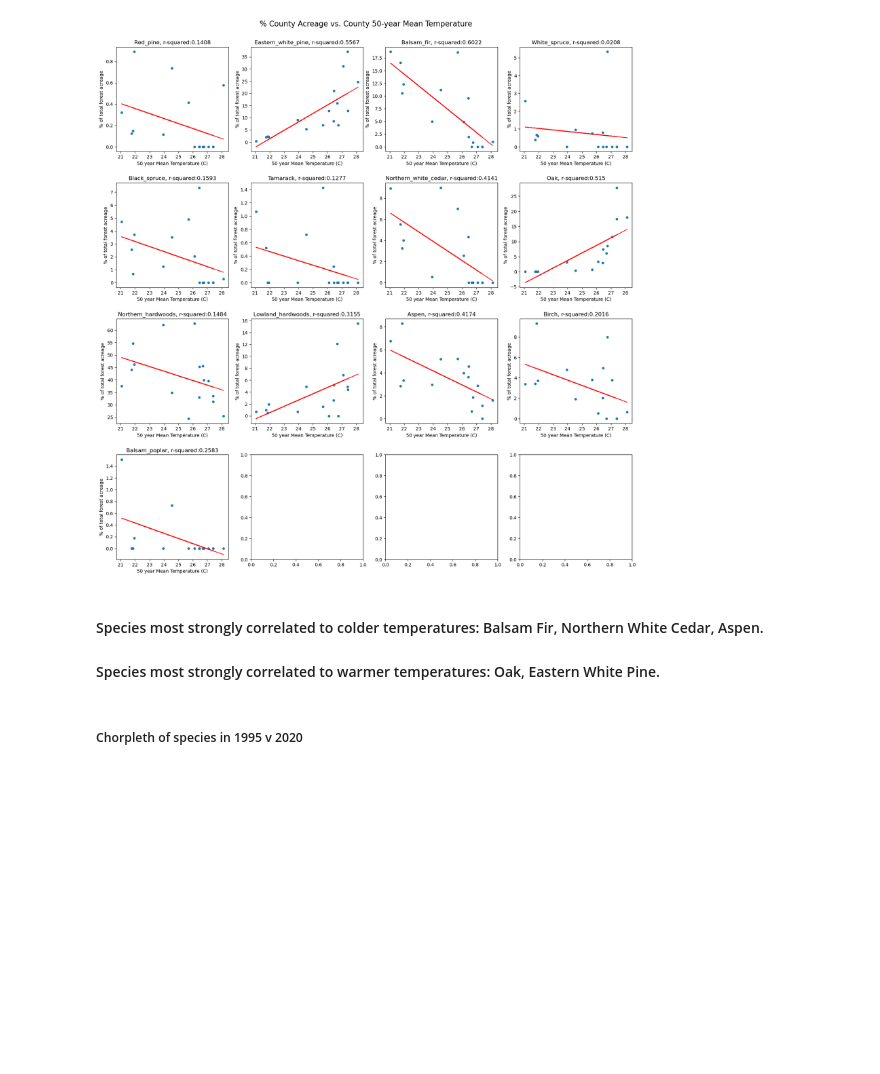
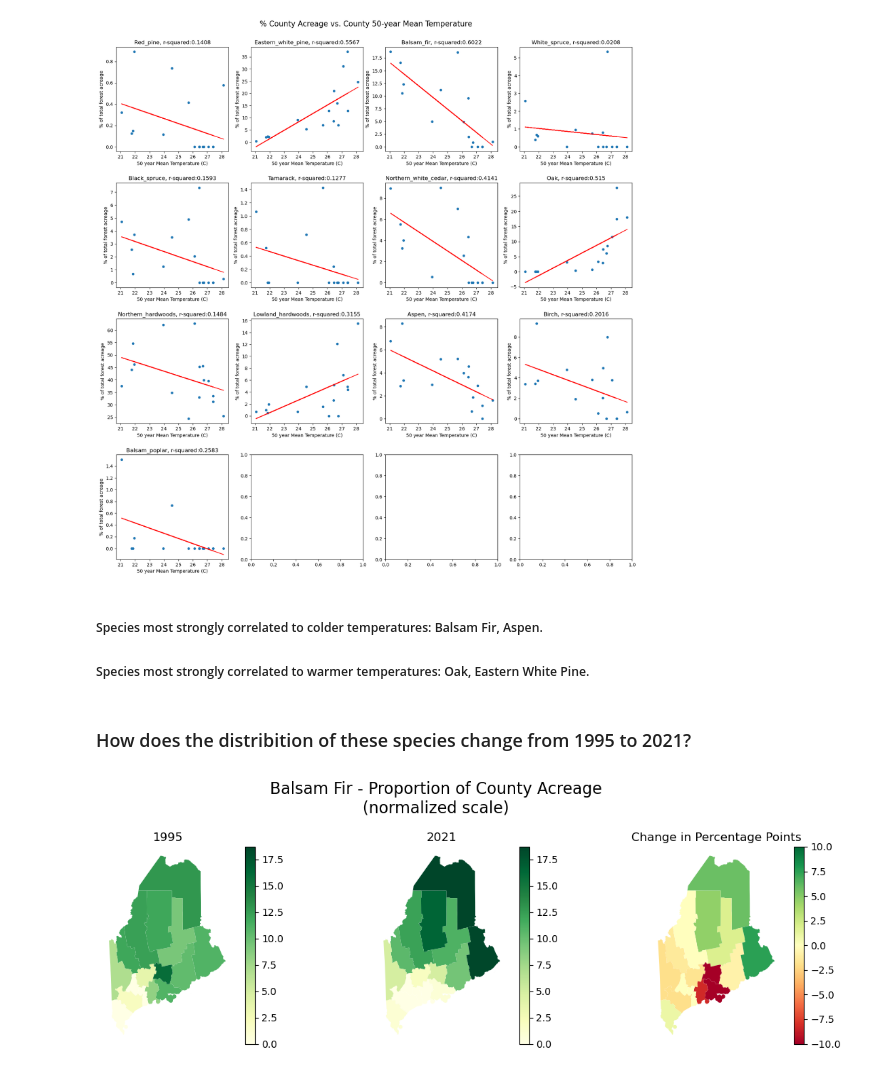
Before and after one commit to rosehanuy/maine-forest, a Jupyter notebook: maine.ipynb, the cells around one changed output. Cells and saved outputs as stored; diff of their text form; code cells hidden in the pictures; blank space fills up the shorter version.

Commit message:
chorpleth maps

```diff
--- a/maine.ipynb
+++ b/maine.ipynb
@@ -138,7 +154,52 @@ for species, ax in zip(species,axs.ravel()):                             # loop
 # %% [output]
 [figure]
 # %% [markdown]
-#### Species most strongly correlated to colder temperatures: Balsam Fir, Northern White Cedar, Aspen.
-#### Species most strongly correlated to warmer temperatures: Oak, Eastern White Pine.
+##### Species most strongly correlated to colder temperatures: Balsam Fir, Aspen.
+##### Species most strongly correlated to warmer temperatures: Oak, Eastern White Pine.
 # %% [markdown]
-##### Chorpleth of species in 1995 v 2020
+### How does the distribition of these species change from 1995 to 2021?
+# %%
+# read in files
+filepath = nb_path / 'data'/ 'forest_cover'
+
+cover_1995 = gpd.read_file(os.path.join(filepath,'forest_cover_1995.shp'))
+cover_2021 = gpd.read_file(os.path.join(filepath,'forest_cover_2021.shp'))
+change_fc = gpd.read_file(os.path.join(filepath, 'change_fc.shp'))
+# %%
+# rename relevant columns to match each other
+
+change_fc.rename(columns={'balsam_fir':'Balsam Fir','oak':'Oak','eastern_wh': 'Eastern White Pine', 'aspen': 'Aspen'}, inplace=True)
+cover_1995.rename(columns={'Balsam fir': 'Balsam Fir', 'Eastern wh': 'Eastern White Pine'}, inplace = True)
+cover_2021.rename(columns={'Balsam fir': 'Balsam Fir', 'Eastern wh': 'Eastern White Pine'}, inplace = True)
+# %%
+def plot_tree_dist(tree):
+    """Plot choropleth maps of 1995, 2021, and change in proportions for one tree species"""
+
+    fig, ax = plt.subplots(1,3, figsize=(12,4))
+    fig.suptitle(f'{tree} - Proportion of County Acreage\n(normalized scale)', fontsize=16)
+
+    max_val = max(cover_1995[tree].max(), cover_2021[tree].max())
+    normi = mpl.colors.Normalize(vmin= 0, vmax=max_val)
+
+    column = cover_1995[tree]
+    cover_1995.plot(column=tree, cmap='YlGn',ax=ax[0], legend=True, norm=normi)
+    ax[0].axis('off')
+    ax[0].set_title('1995')
+
+    column = cover_2021[tree]
+    cover_2021.plot(column=tree, cmap='YlGn',ax=ax[1],legend=True, norm=normi)
+    ax[1].axis('off')
+    ax[1].set_title('2021')
+
+    column = change_fc[tree]
+    normi = mpl.colors.Normalize(vmin=-10, vmax=10)
+    change_fc.plot(column=tree, cmap='RdYlGn',ax=ax[2], legend=True, norm=normi)
+    ax[2].axis('off')
+    ax[2].set_title('Change in Percentage Points')
+
+    fig.tight_layout()
+    plt.show()
+# %%
+plot_tree_dist('Balsam Fir')
+# %% [output]
+[figure, added]
```
Also changed, not shown: parts of 15 cells of this notebook, 1 other file.
